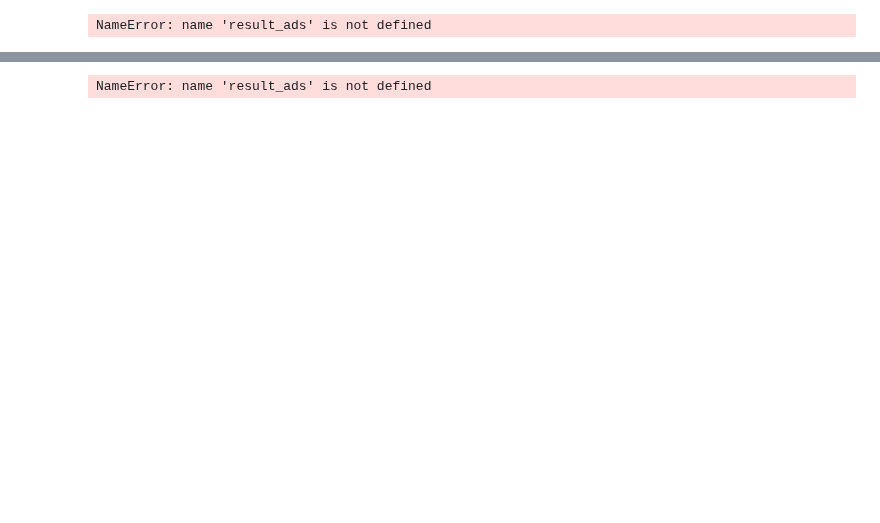
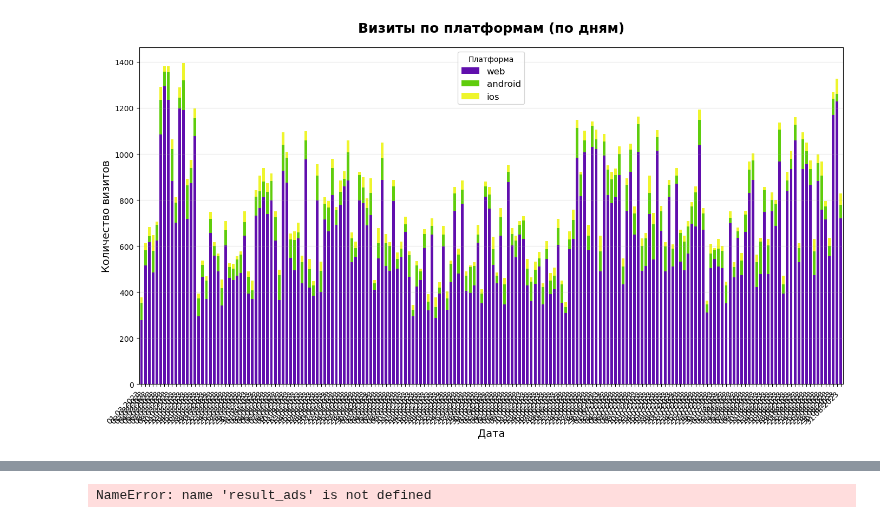
Before and after one commit to kot-yenot/data-analytics-project-100, a Jupyter notebook: charts_project.ipynb, the cells around one changed output, grey strips where cells are left out. Cells and saved outputs as stored; diff of their text form; code cells hidden in the pictures; blank space fills up the shorter version.

```diff
--- a/charts_project.ipynb
+++ b/charts_project.ipynb
@@ -138,42 +142,43 @@ NameError: name 'result_ads' is not defined
 # %%
 # визиты по платформам
 visits_platform = result_ads.copy()
-visits_platform ['date_readable'] = pd.to_datetime(visits_platform ['date_group']).dt.normalize()
-
-
+visits_platform['date_readable'] = pd.to_datetime(
+    visits_platform['date_group'],
+    format='%Y-%m-%d'
+).dt.normalize()
 platforms = ['web', 'android', 'ios']
 filtered_result = visits_platform[visits_platform['platform'].isin(platforms)]
 visits_by_day_platform = (
     filtered_result
     .groupby(['date_readable', 'platform'])['visits']
     .sum()
     .unstack(fill_value=0)
     [platforms]
 )
 plt.figure(figsize=(14, 8))
 colors = ['#600ead', '#5fcc0c', '#eef52c']  # web, android, ios
 bars = visits_by_day_platform.plot(
     kind='bar',
     stacked=True,
     color=colors,
     ax=plt.gca(),
     width=0.7
 )
 plt.title('Визиты по платформам (по дням)', fontsize=18, fontweight='bold', pad=20)
 plt.xlabel('Дата', fontsize=14)
 plt.ylabel('Количество визитов', fontsize=14)
 plt.legend(title='Платформа', fontsize=12)
 plt.grid(axis='y', alpha=0.3)
 plt.xticks(
     ticks=range(len(visits_by_day_platform.index)),
     labels=[d.strftime('%d.%m.%Y') for d in visits_by_day_platform.index],
     rotation=45,
     ha='right'
 )
 plt.tight_layout()
 plt.savefig( d / 'visits_platform.png', dpi=300, bbox_inches='tight')
 # %% [output]
-NameError: name 'result_ads' is not defined
+[figure, added]
 # %%
 # регистрации по платформам
 reg_platform = result_ads.copy()
```
Also changed, not shown: parts of 7 cells of this notebook, 7 other files.
